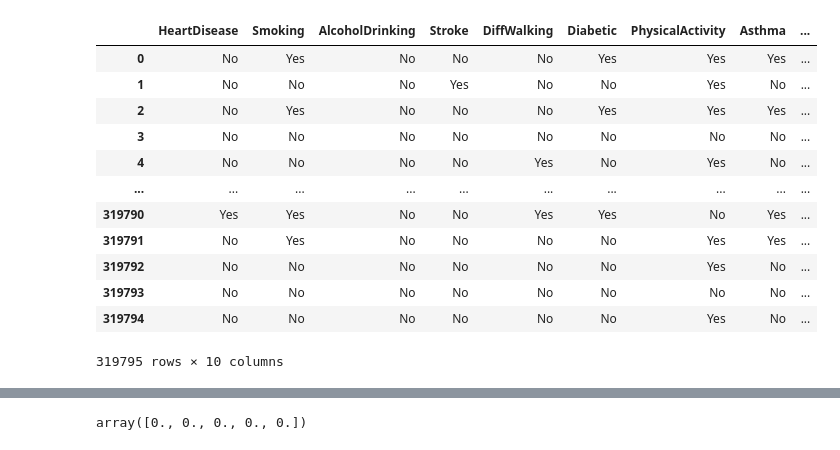
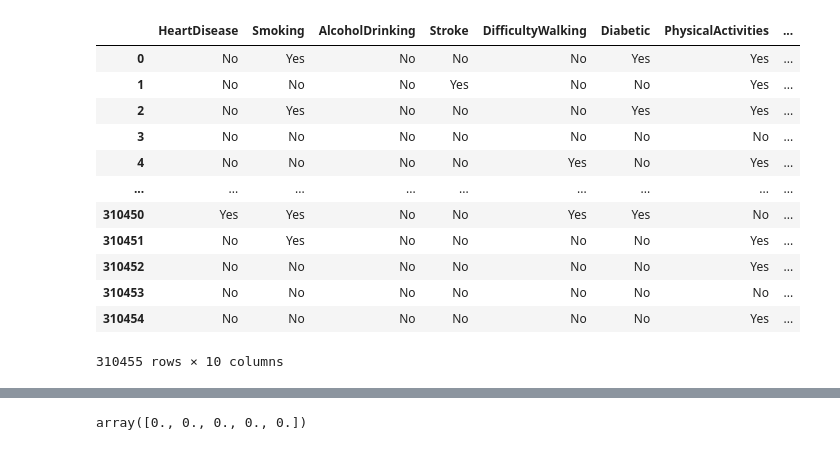
Before and after one commit to oliverkisza/Final-Project-Team-1, a Jupyter notebook: Testing, SMOTE, Random Forests - 2020 Data.ipynb, the cells around one changed output, grey strips where cells are left out. Drawn from its saved outputs; the diff is of its cells as text; code cells hidden in the pictures.

```diff
--- a/Testing, SMOTE, Random Forests - 2020 Data.ipynb
+++ b/Testing, SMOTE, Random Forests - 2020 Data.ipynb
@@ -10,6 +10,6 @@ from sklearn.metrics import confusion_matrix, accuracy_score, classification_rep
 from imblearn.over_sampling import SMOTE
 from collections import Counter
 # %%
-df = pd.read_csv('heart_2020_cleaned.csv')
+df = pd.read_csv('Resources/2020_cleaned.csv')
 df.head()
 # %% [output]
@@ -39,21 +39,21 @@ testing_df
 # %%
-testing_cleaned_df = testing_df.drop(columns=['BMI','PhysicalHealth','MentalHealth','Sex','AgeCategory','Race',
-                                              'GenHealth','SleepTime'])
+testing_cleaned_df = testing_df.drop(columns=['BMI','PhysicalHealthDays','MentalHealthDays','Sex','AgeCategory','Race',
+                                              'GeneralHealth','HoursOfSleep'])
 testing_cleaned_df
 # %% [output]
-|  | HeartDisease | Smoking | AlcoholDrinking | Stroke | DiffWalking | Diabetic | PhysicalActivity | Asthma | ... |
-| 0 | No | Yes | No | No | No | Yes | Yes | Yes | ... |
-| 1 | No | No | No | Yes | No | No | Yes | No | ... |
-| 2 | No | Yes | No | No | No | Yes | Yes | Yes | ... |
-| 3 | No | No | No | No | No | No | No | No | ... |
-| 4 | No | No | No | No | Yes | No | Yes | No | ... |
-| ... | ... | ... | ... | ... | ... | ... | ... | ... | ... |
-| 319790 | Yes | Yes | No | No | Yes | Yes | No | Yes | ... |
-| 319791 | No | Yes | No | No | No | No | Yes | Yes | ... |
-| 319792 | No | No | No | No | No | No | Yes | No | ... |
-| 319793 | No | No | No | No | No | No | No | No | ... |
-| 319794 | No | No | No | No | No | No | Yes | No | ... |
+|  | HeartDisease | Smoking | AlcoholDrinking | Stroke | DifficultyWalking | Diabetic | PhysicalActivities | ... |
+| 0 | No | Yes | No | No | No | Yes | Yes | ... |
+| 1 | No | No | No | Yes | No | No | Yes | ... |
+| 2 | No | Yes | No | No | No | Yes | Yes | ... |
+| 3 | No | No | No | No | No | No | No | ... |
+| 4 | No | No | No | No | Yes | No | Yes | ... |
+| ... | ... | ... | ... | ... | ... | ... | ... | ... |
+| 310450 | Yes | Yes | No | No | Yes | Yes | No | ... |
+| 310451 | No | Yes | No | No | No | No | Yes | ... |
+| 310452 | No | No | No | No | No | No | Yes | ... |
+| 310453 | No | No | No | No | No | No | No | ... |
+| 310454 | No | No | No | No | No | No | Yes | ... |
-319795 rows × 10 columns
+310455 rows × 10 columns
 # %%
 filtered_df = pd.get_dummies(testing_cleaned_df,dtype=float)
 filtered_df.head(10)
```
Also changed, not shown: parts of 10 cells of this notebook, 8 other files.
